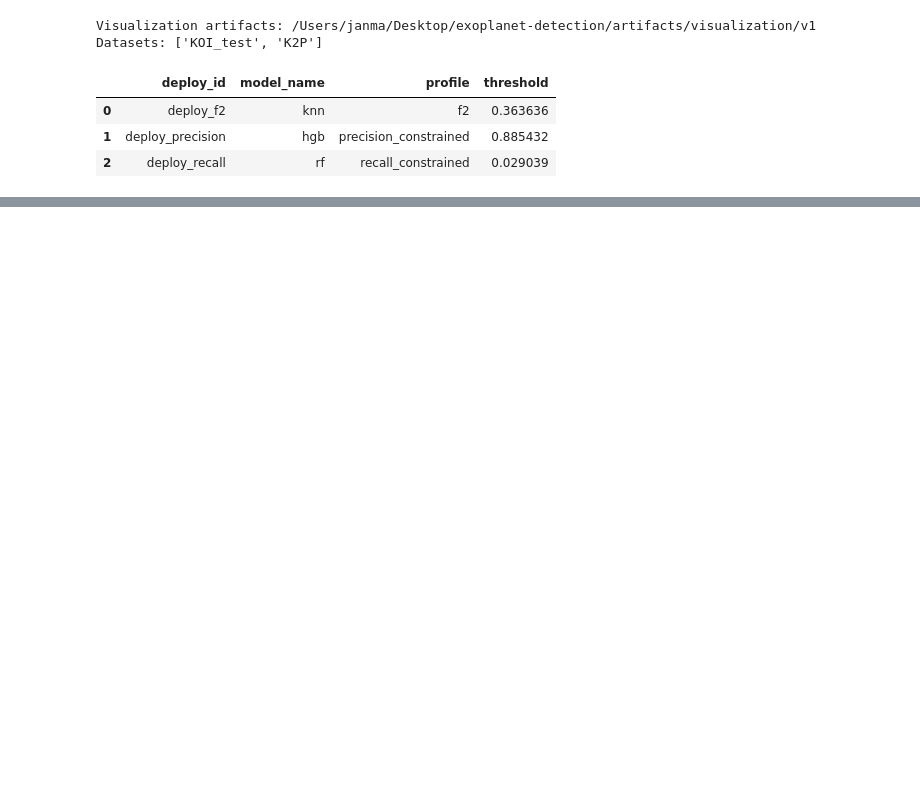
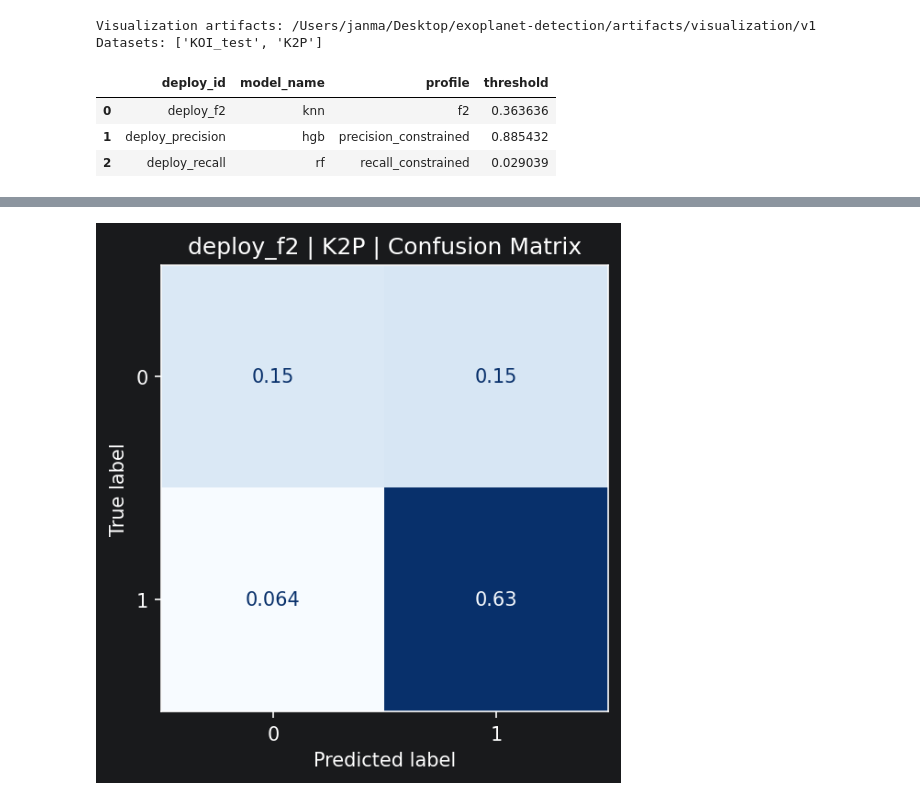
Before and after one commit to JanMatusiak/exoplanet-detection, a Jupyter notebook: notebooks/06_visualisations.ipynb, the cells around one changed output, grey strips where cells are left out. Drawn from its saved outputs; the diff is of its cells as text; code cells hidden in the pictures; blank space fills up the shorter version.

Commit message:
Display all plots, change normalization in confusion matrices so that the whole marix sums up to 1

```diff
--- a/notebooks/06_visualisations.ipynb
+++ b/notebooks/06_visualisations.ipynb
@@ -106,7 +106,7 @@ for deploy_id, spec in deployed_models.items():
             y_eval,
             y_pred,
             labels=labels,
-            normalize="true",
+            normalize="all",
             title=f"{deploy_id} | {dataset_name} | Confusion Matrix",
         )
         fig.savefig(confusion_path, dpi=150, bbox_inches="tight")
@@ -195,3 +195,23 @@ plot_manifest_df[
 | 3 | deploy_precision | KOI_test | 0.885432 | 0.565848 | 0.976550 | 0.958278 | /Users/janma/Desktop/exoplanet-de... | ... |
 | 4 | deploy_recall | K2P | 0.029039 | 0.921681 | 0.870669 | 0.945561 | /Users/janma/Desktop/exoplanet-de... | ... |
 | 5 | deploy_recall | KOI_test | 0.029039 | 0.848823 | 0.969514 | 0.944598 | /Users/janma/Desktop/exoplanet-de... | ... |
+# %%
+from IPython.display import Image, display
+
+v1_manifest = (
+    plot_manifest_df.sort_values(["deploy_id", "dataset"], ascending=[True, True]).reset_index(drop=True)
+)
+
+v1_plot_paths = []
+for _, row in v1_manifest.iterrows():
+    v1_plot_paths.extend([
+        row["confusion_matrix_path"],
+        row["roc_curve_path"],
+        row["pr_curve_path"],
+    ])
+
+assert len(v1_plot_paths) == 18
+# %%
+display(Image(filename=v1_plot_paths[0]))
+# %% [output]
+[figure, added]
```
Also changed, not shown: parts of 17 cells of this notebook, 6 other files.
